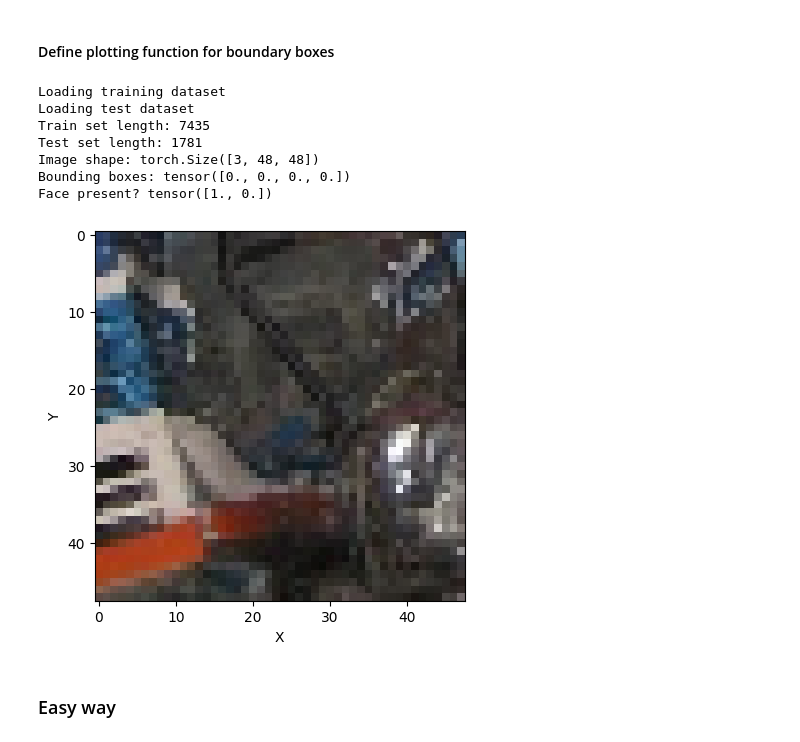
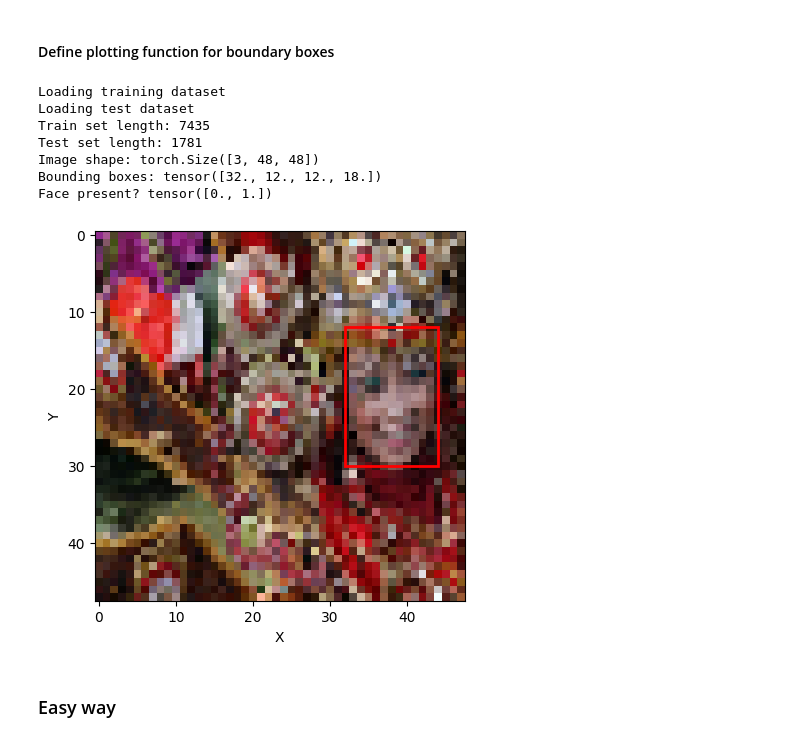
Before and after one commit to lionnus/MAX78000-Face-Detection, a Jupyter notebook: pytorch_face_detection.ipynb, the cells around one changed output. Drawn from its saved outputs; the diff is of its cells as text; code cells hidden in the pictures.

```diff
--- a/pytorch_face_detection.ipynb
+++ b/pytorch_face_detection.ipynb
@@ -373,26 +374,26 @@ def plotBoundaryBox(image,bbox):
 # %%
 args=0
 data = ('/home/lionnus/OneDrive/Ubuntu/MLonMCU/maxim7800-face-detection',0)
 train_dataset,test_dataset= widerfaces_get_datasets(data,load_train=True, load_test=True)
 print("Train set length:",len(train_dataset))
 print("Test set length:",len(test_dataset))
-image, bbox, face_label = train_dataset[4090]
+image, bbox, face_label = train_dataset[10]
 
 # Inspect the sample
 print("Image shape:", image.shape)
 print("Bounding boxes:", bbox*param_dim_x)
 print("Face present?", face_label)
 
 plotBoundaryBox(image,bbox*param_dim_x)
 # %% [output]
 Loading training dataset
 Loading test dataset
 Train set length: 7435
 Test set length: 1781
 Image shape: torch.Size([3, 48, 48])
-Bounding boxes: tensor([0., 0., 0., 0.])
-Face present? tensor([1., 0.])
+Bounding boxes: tensor([32., 12., 12., 18.])
+Face present? tensor([0., 1.])
-[figure, old version]
+[figure, new version]
 # %% [markdown]
 ### Easy way
 # %%
```
Also changed, not shown: parts of 16 cells of this notebook.
